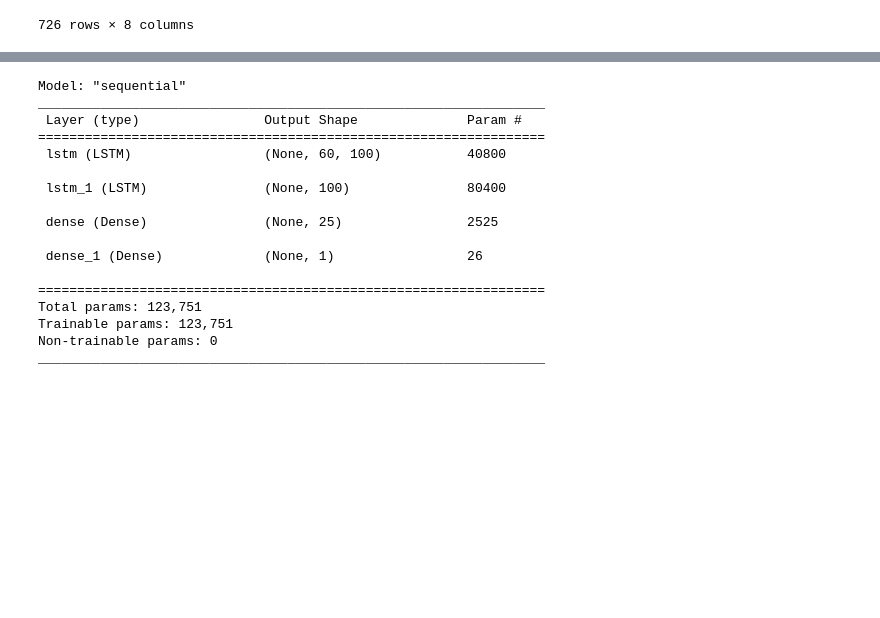
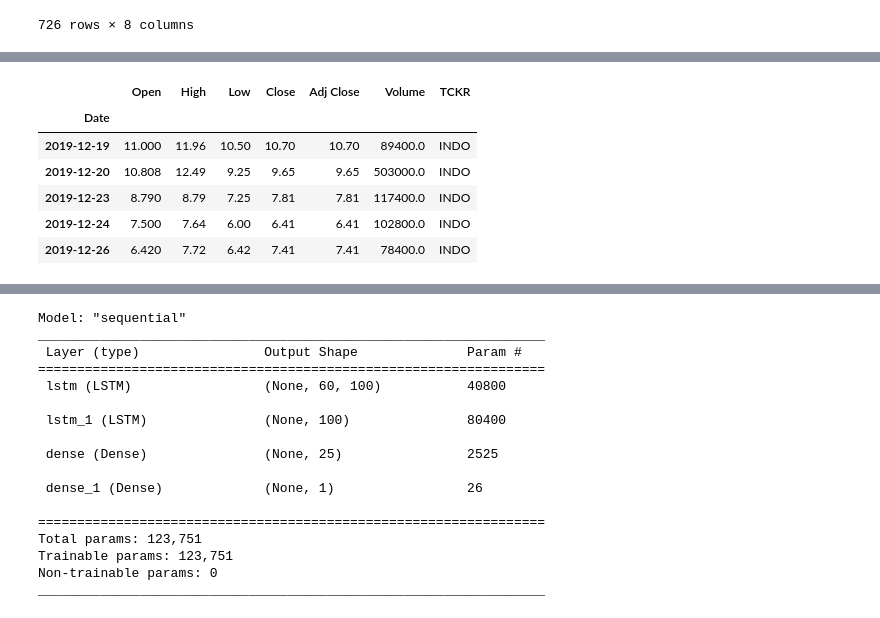
Before and after one commit to scottwesley31/Final_Project, a Jupyter notebook: Machine_Learning/LSTM - Medium.ipynb, the cells around one changed output, grey strips where cells are left out. Saved outputs shown, nothing was run; the diff lists cells and outputs as text; code cells hidden in the pictures; blank space fills up the shorter version.

```diff
--- a/Machine_Learning/LSTM - Medium.ipynb
+++ b/Machine_Learning/LSTM - Medium.ipynb
@@ -61,3 +84,15 @@ stock_data
+# %%
+# Set the Date column as the index
+stock_data = stock_data.set_index('Date')
+stock_data.head()
+# %% [output]
+|  | Open | High | Low | Close | Adj Close | Volume | TCKR |
+| Date |  |  |  |  |  |  |  |
+| 2019-12-19 | 11.000 | 11.96 | 10.50 | 10.70 | 10.70 | 89400.0 | INDO |
+| 2019-12-20 | 10.808 | 12.49 | 9.25 | 9.65 | 9.65 | 503000.0 | INDO |
+| 2019-12-23 | 8.790 | 8.79 | 7.25 | 7.81 | 7.81 | 117400.0 | INDO |
+| 2019-12-24 | 7.500 | 7.64 | 6.00 | 6.41 | 6.41 | 102800.0 | INDO |
+| 2019-12-26 | 6.420 | 7.72 | 6.42 | 7.41 | 7.41 | 78400.0 | INDO |
 # %%
 # Visualize stock prices history
 plt.figure(figsize=(15, 8))
```
Also changed, not shown: parts of 12 cells of this notebook, 3 other files.
